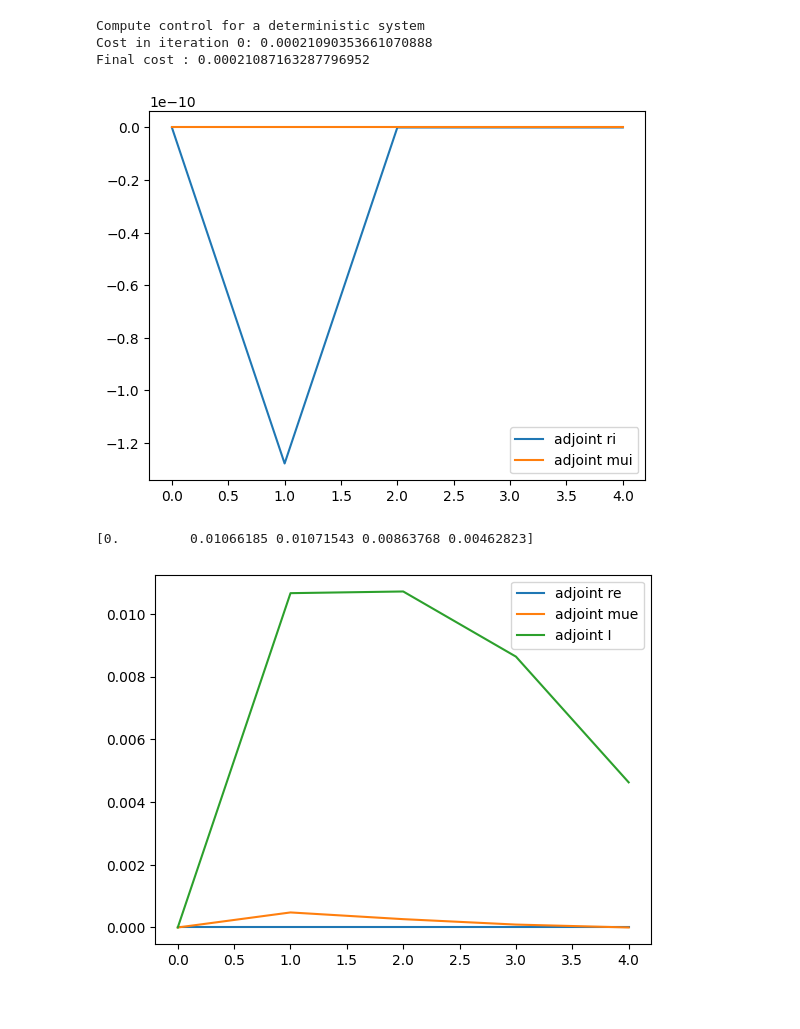
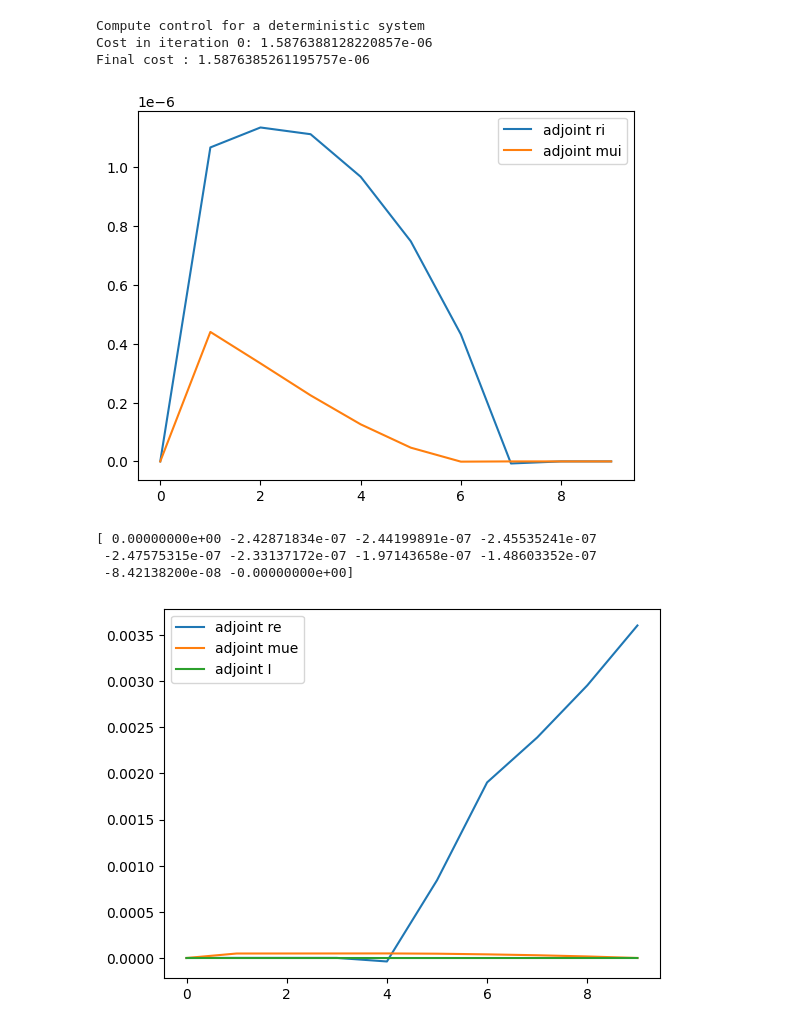
Before and after one commit to neurolib-dev/neurolib, a Jupyter notebook: examples/example-5-optimal-control/example-5.5-oc-aln-model-deterministic.ipynb, the cells around one changed output. Drawn from its saved outputs; the diff is of its cells as text; code cells hidden in the pictures.

```diff
--- a/examples/example-5-optimal-control/example-5.5-oc-aln-model-deterministic.ipynb
+++ b/examples/example-5-optimal-control/example-5.5-oc-aln-model-deterministic.ipynb
@@ -90,5 +77,5 @@ final sie =  [0.00280174 0.00280174 0.00280174]
 # %%
-duration = 0.4 # min 4 last input
+duration = 0.9 # min 4 last input
 model.params["duration"] = duration
 model.run()
 amplitude = 1e0
@@ -106,8 +93,8 @@ input[0,3] = -5.*amplitude
 #input[0,14] = 8.*amplitude
 # %%
 # We set the stimulus in x and y variables, and run the simulation
-model.params["ext_exc_current"] = input
-model.params["ext_inh_current"] = zero_input
+model.params["ext_exc_current"] = zero_input
+model.params["ext_inh_current"] = input
 model.run()
 
 # Define the result of the stimulation as target
@@ -164,42 +153,44 @@ IA
 # %%
 cost_mat = np.zeros((1,len(model.output_vars)))
-cost_mat[0,2] = 1
+cost_mat[0,0] = 1
 
 control_mat = np.zeros((1,len(model.input_vars)))
-control_mat[0,0] = 1
+control_mat[0,1] = 1
 
 model_controlled = oc_aln.OcAln(model, target, print_array=np.arange(0,1001,10), cost_matrix = cost_mat, control_matrix=control_mat)
 model_controlled.update_input()
 
 model_controlled.optimize(1)
 
 plt.plot(model_controlled.adjoint_state[0,1,:], label="adjoint ri")
 plt.plot(model_controlled.adjoint_state[0,3,:], label="adjoint mui")
 #plt.plot(model_controlled.adjoint_state[0,7,:], label="adjoint sie")
 plt.legend()
 plt.show()
 
 plt.plot(model_controlled.adjoint_state[0,0,:], label="adjoint re")
 plt.plot(model_controlled.adjoint_state[0,2,:], label="adjoint mue")
 plt.plot(model_controlled.adjoint_state[0,4,:], label="adjoint I")
 print(model_controlled.adjoint_state[0,4,:])
 plt.legend()
 plt.show()
 
 plt.plot(model_controlled.gradient[0,0,:], label="gradient ue")
 plt.plot(model_controlled.gradient[0,1,:], label="gradient ui")
 plt.legend()
 plt.show()
 
 plt.plot(model_controlled.get_xs()[0,2,:])
 plt.plot(model_controlled.target[0,2,:])
 plt.show()
 
 #plot_oc_singlenode(duration, dt, model_controlled.get_xs(), target, model_controlled.control, target_input, model_controlled.cost_history)
 # %% [output]
 Compute control for a deterministic system
-Cost in iteration 0: 0.00021090353661070888
-Final cost : 0.00021087163287796952
+Cost in iteration 0: 1.5876388128220857e-06
+Final cost : 1.5876385261195757e-06
-[figure, old version]
+[figure, new version]
-[0.         0.01066185 0.01071543 0.00863768 0.00462823]
+[ 0.00000000e+00 -2.42871834e-07 -2.44199891e-07 -2.45535241e-07
+ -2.47575315e-07 -2.33137172e-07 -1.97143658e-07 -1.48603352e-07
+ -8.42138200e-08 -0.00000000e+00]
-[figure, old version]
+[figure, new version]
```
Also changed, not shown: parts of 9 cells of this notebook, 7 other files.
